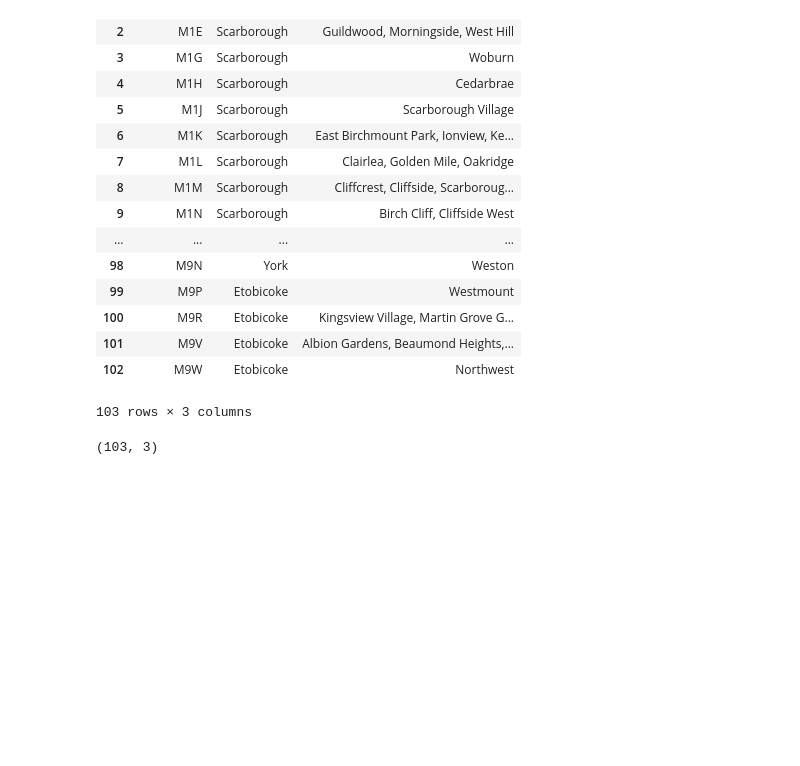
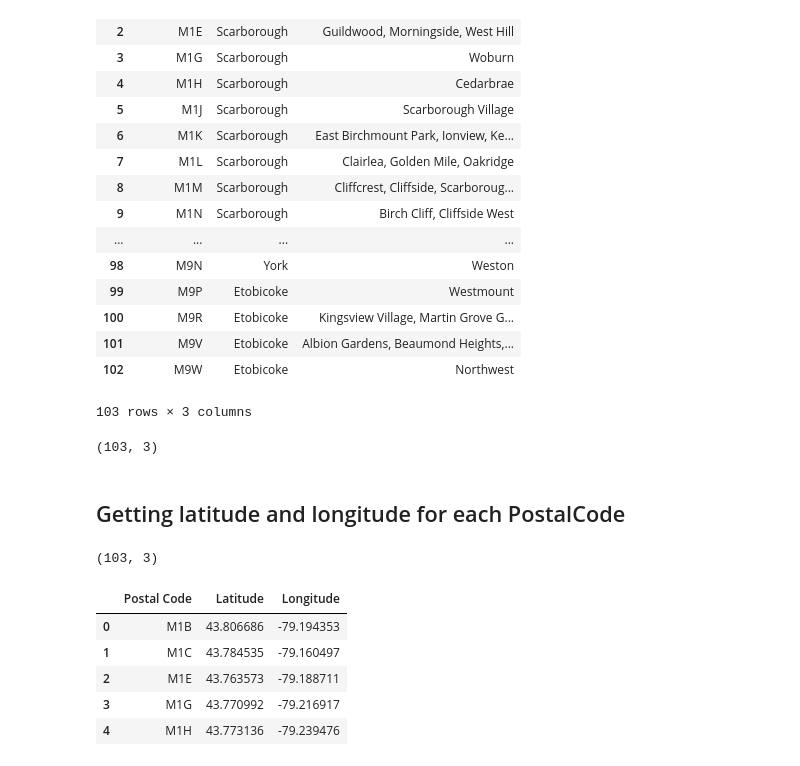
Before and after one commit to JorgeCupiV/Coursera_Capstone, a Jupyter notebook: Toronto segmentation.ipynb, the cells around one changed output. Cells and saved outputs as stored; diff of their text form; code cells hidden in the pictures; blank space fills up the shorter version.

```diff
--- a/Toronto segmentation.ipynb
+++ b/Toronto segmentation.ipynb
@@ -126,3 +145,17 @@ df
 print(df.shape)
 # %% [output]
 (103, 3)
+# %% [markdown]
+## Getting latitude and longitude for each PostalCode
+# %%
+coordinates_df = pd.read_csv('https://cocl.us/Geospatial_data')
+print(coordinates_df.shape)
+coordinates_df.head()
+# %% [output]
+(103, 3)
+|  | Postal Code | Latitude | Longitude |
+| 0 | M1B | 43.806686 | -79.194353 |
+| 1 | M1C | 43.784535 | -79.160497 |
+| 2 | M1E | 43.763573 | -79.188711 |
+| 3 | M1G | 43.770992 | -79.216917 |
+| 4 | M1H | 43.773136 | -79.239476 |
```
Also changed, not shown: parts of 4 cells of this notebook.
